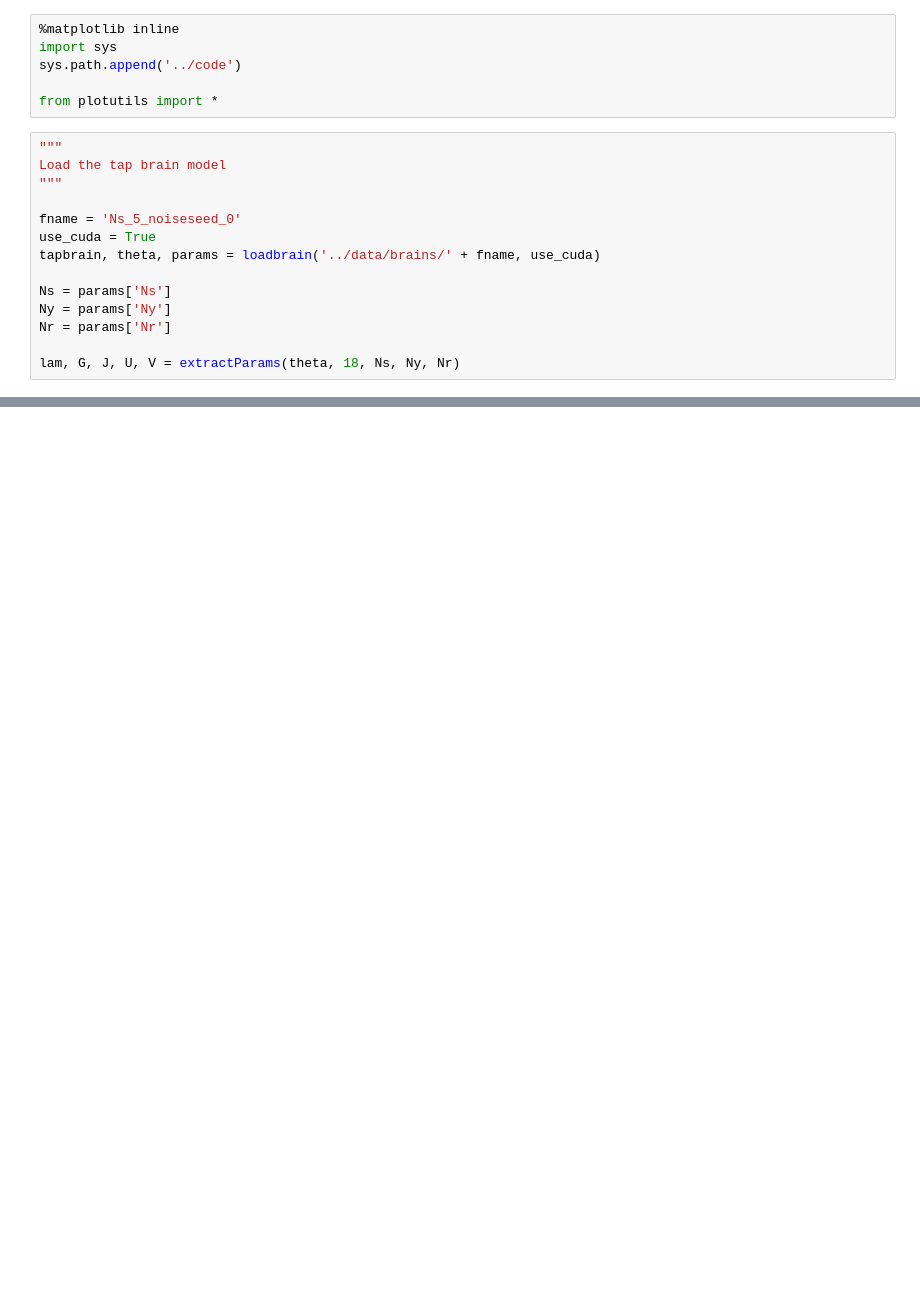
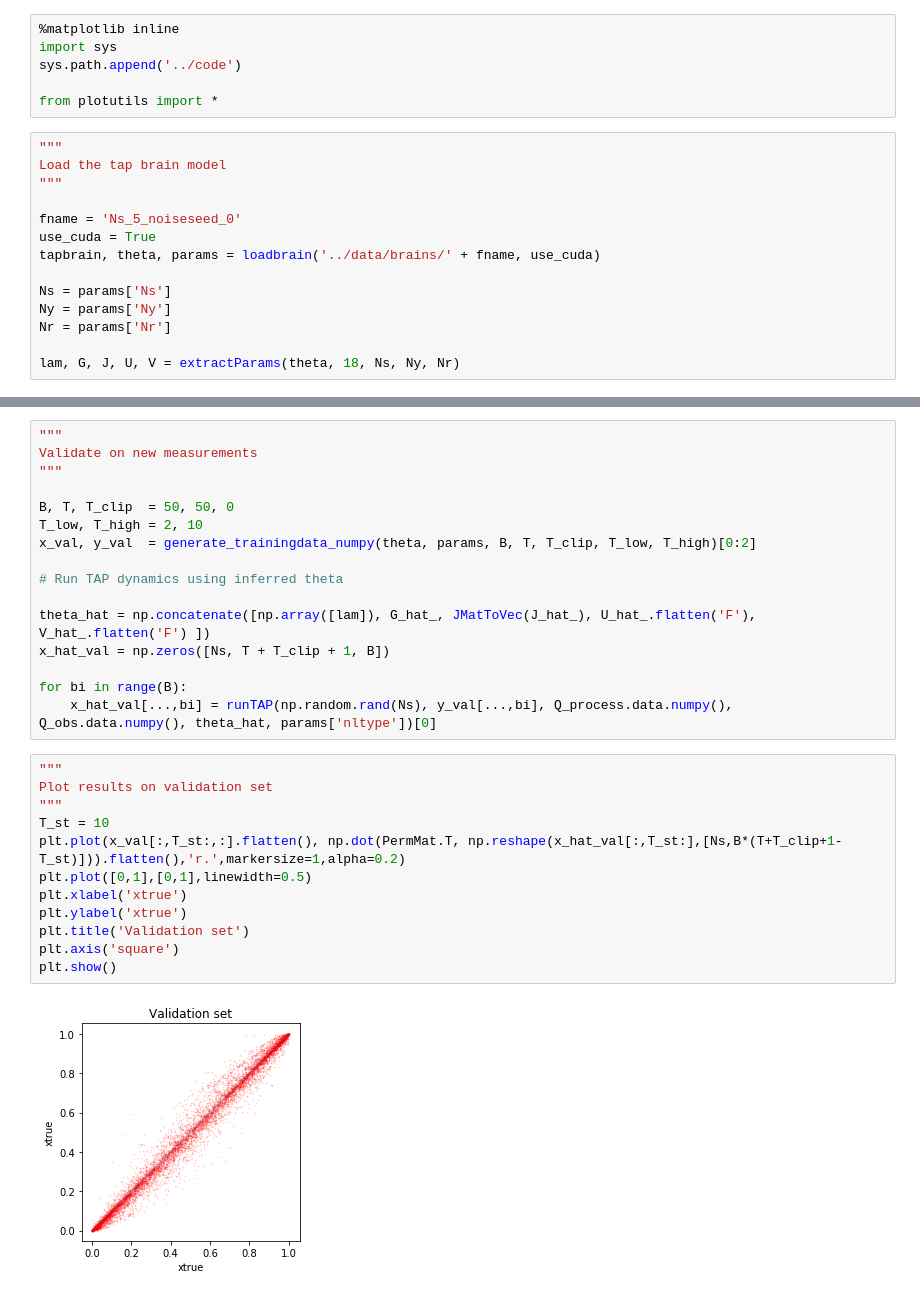
Before and after one commit to XaqLab/InferringInference, a Jupyter notebook: notebooks/InferTAPbrain_torch-demo.ipynb, the cells around one changed output, grey strips where cells are left out. Saved outputs shown, nothing was run; the diff lists cells and outputs as text; blank space fills up the shorter version.

```diff
--- a/notebooks/InferTAPbrain_torch-demo.ipynb
+++ b/notebooks/InferTAPbrain_torch-demo.ipynb
@@ -304,0 +334,30 @@ mean SNR =  22.848411828728217
+# %%
+"""
+Validate on new measurements
+"""
+
+B, T, T_clip  = 50, 50, 0
+T_low, T_high = 2, 10
+x_val, y_val  = generate_trainingdata_numpy(theta, params, B, T, T_clip, T_low, T_high)[0:2]
+
+# Run TAP dynamics using inferred theta
+
+theta_hat = np.concatenate([np.array([lam]), G_hat_, JMatToVec(J_hat_), U_hat_.flatten('F'), V_hat_.flatten('F') ])
+x_hat_val = np.zeros([Ns, T + T_clip + 1, B])
+
+for bi in range(B):
+    x_hat_val[...,bi] = runTAP(np.random.rand(Ns), y_val[...,bi], Q_process.data.numpy(), Q_obs.data.numpy(), theta_hat, params['nltype'])[0]
+# %%
+"""
+Plot results on validation set
+"""
+T_st = 10
+plt.plot(x_val[:,T_st:,:].flatten(), np.dot(PermMat.T, np.reshape(x_hat_val[:,T_st:],[Ns,B*(T+T_clip+1-T_st)])).flatten(),'r.',markersize=1,alpha=0.2)
+plt.plot([0,1],[0,1],linewidth=0.5)
+plt.xlabel('xtrue')
+plt.ylabel('xtrue')
+plt.title('Validation set')
+plt.axis('square')
+plt.show()
+# %% [output]
+[figure, added]
```
Also changed, not shown: parts of 11 cells of this notebook, 5 other files.
